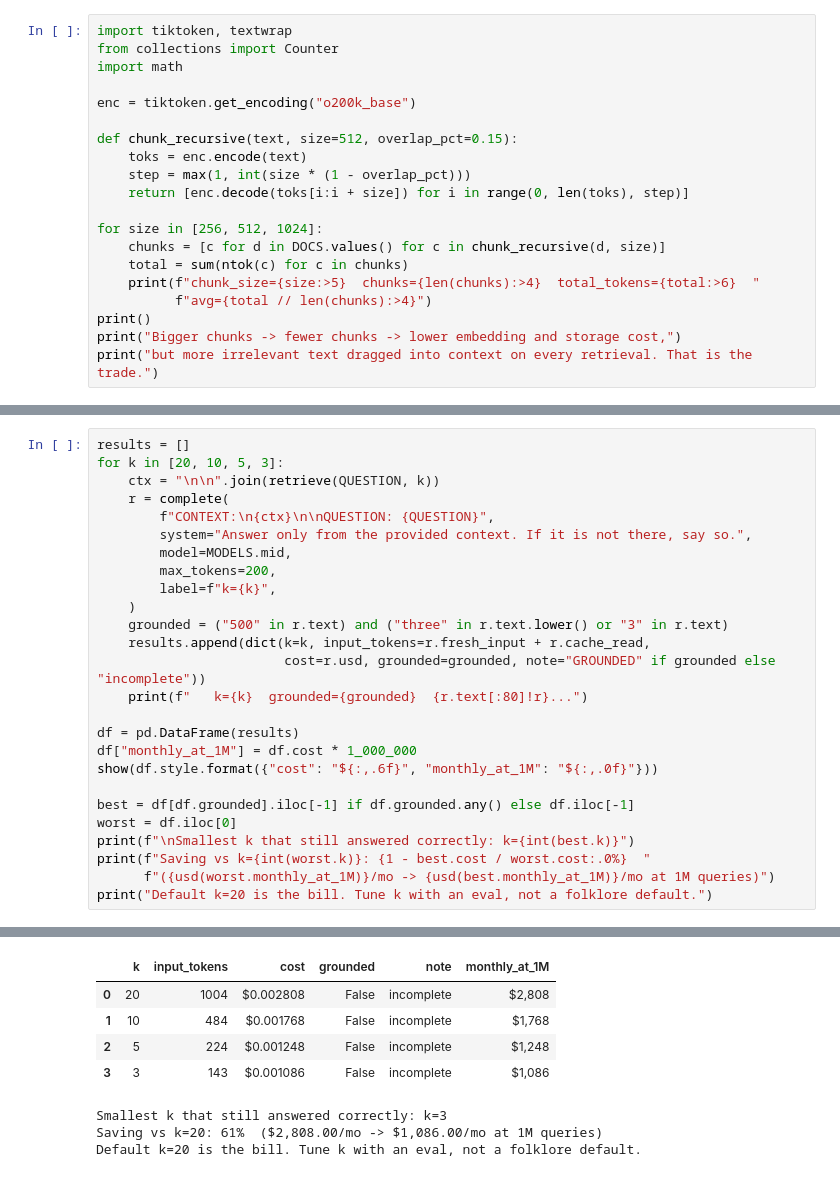
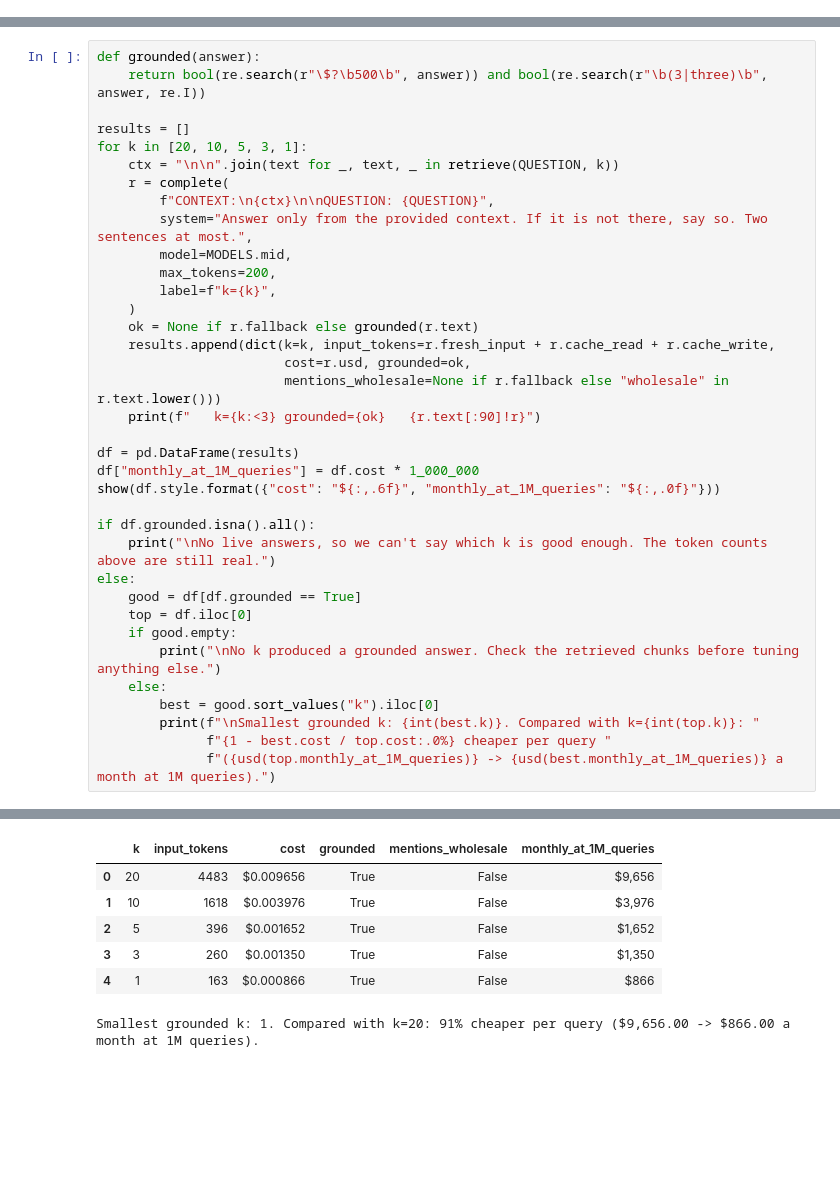
Before and after one commit to tatwan/ai_cost_management_course, a Jupyter notebook: notebooks/04_rag_cost.ipynb, the cells around one changed output, grey strips where cells are left out. Saved outputs shown, nothing was run; the diff lists cells and outputs as text; blank space fills up the shorter version.

```diff
--- a/notebooks/04_rag_cost.ipynb
+++ b/notebooks/04_rag_cost.ipynb
@@ -119,20 +149,0 @@ Overlap is a tunable, not a mandatory default. A 2026 analysis found it added no
-# %%
-import tiktoken, textwrap
-from collections import Counter
-import math
-
-enc = tiktoken.get_encoding("o200k_base")
-
-def chunk_recursive(text, size=512, overlap_pct=0.15):
-    toks = enc.encode(text)
-    step = max(1, int(size * (1 - overlap_pct)))
-    return [enc.decode(toks[i:i + size]) for i in range(0, len(toks), step)]
-
-for size in [256, 512, 1024]:
-    chunks = [c for d in DOCS.values() for c in chunk_recursive(d, size)]
-    total = sum(ntok(c) for c in chunks)
-    print(f"chunk_size={size:>5}  chunks={len(chunks):>4}  total_tokens={total:>6}  "
-          f"avg={total // len(chunks):>4}")
-print()
-print("Bigger chunks -> fewer chunks -> lower embedding and storage cost,")
-print("but more irrelevant text dragged into context on every retrieval. That is the trade.")
@@ -199,27 +277,37 @@ top-3 retrieved:
 # %%
+def grounded(answer):
+    return bool(re.search(r"\$?\b500\b", answer)) and bool(re.search(r"\b(3|three)\b", answer, re.I))
+
 results = []
-for k in [20, 10, 5, 3]:
-    ctx = "\n\n".join(retrieve(QUESTION, k))
+for k in [20, 10, 5, 3, 1]:
+    ctx = "\n\n".join(text for _, text, _ in retrieve(QUESTION, k))
     r = complete(
         f"CONTEXT:\n{ctx}\n\nQUESTION: {QUESTION}",
-        system="Answer only from the provided context. If it is not there, say so.",
+        system="Answer only from the provided context. If it is not there, say so. Two sentences at most.",
         model=MODELS.mid,
         max_tokens=200,
         label=f"k={k}",
     )
-    grounded = ("500" in r.text) and ("three" in r.text.lower() or "3" in r.text)
-    results.append(dict(k=k, input_tokens=r.fresh_input + r.cache_read,
-                        cost=r.usd, grounded=grounded, note="GROUNDED" if grounded else "incomplete"))
-    print(f"   k={k}  grounded={grounded}  {r.text[:80]!r}...")
+    ok = None if r.fallback else grounded(r.text)
+    results.append(dict(k=k, input_tokens=r.fresh_input + r.cache_read + r.cache_write,
+                        cost=r.usd, grounded=ok,
+                        mentions_wholesale=None if r.fallback else "wholesale" in r.text.lower()))
+    print(f"   k={k:<3} grounded={ok}   {r.text[:90]!r}")
 
 df = pd.DataFrame(results)
-df["monthly_at_1M"] = df.cost * 1_000_000
-show(df.style.format({"cost": "${:,.6f}", "monthly_at_1M": "${:,.0f}"}))
+df["monthly_at_1M_queries"] = df.cost * 1_000_000
+show(df.style.format({"cost": "${:,.6f}", "monthly_at_1M_queries": "${:,.0f}"}))
 
-best = df[df.grounded].iloc[-1] if df.grounded.any() else df.iloc[-1]
-worst = df.iloc[0]
-print(f"\nSmallest k that still answered correctly: k={int(best.k)}")
-print(f"Saving vs k={int(worst.k)}: {1 - best.cost / worst.cost:.0%}  "
-      f"({usd(worst.monthly_at_1M)}/mo -> {usd(best.monthly_at_1M)}/mo at 1M queries)")
-print("Default k=20 is the bill. Tune k with an eval, not a folklore default.")
+if df.grounded.isna().all():
+    print("\nNo live answers, so we can't say which k is good enough. The token counts above are still real.")
+else:
+    good = df[df.grounded == True]
+    top = df.iloc[0]
+    if good.empty:
+        print("\nNo k produced a grounded answer. Check the retrieved chunks before tuning anything else.")
+    else:
+        best = good.sort_values("k").iloc[0]
+        print(f"\nSmallest grounded k: {int(best.k)}. Compared with k={int(top.k)}: "
+              f"{1 - best.cost / top.cost:.0%} cheaper per query "
+              f"({usd(top.monthly_at_1M_queries)} -> {usd(best.monthly_at_1M_queries)} a month at 1M queries).")
 # %% [output]
@@ -238,8 +324,7 @@ k=3                                           $0.001086   in=143     out=80
-|  | k | input_tokens | cost | grounded | note | monthly_at_1M |
-| 0 | 20 | 1004 | $0.002808 | False | incomplete | $2,808 |
-| 1 | 10 | 484 | $0.001768 | False | incomplete | $1,768 |
-| 2 | 5 | 224 | $0.001248 | False | incomplete | $1,248 |
-| 3 | 3 | 143 | $0.001086 | False | incomplete | $1,086 |
+|  | k | input_tokens | cost | grounded | mentions_wholesale | monthly_at_1M_queries |
+| 0 | 20 | 4483 | $0.009656 | True | False | $9,656 |
+| 1 | 10 | 1618 | $0.003976 | True | False | $3,976 |
+| 2 | 5 | 396 | $0.001652 | True | False | $1,652 |
+| 3 | 3 | 260 | $0.001350 | True | False | $1,350 |
+| 4 | 1 | 163 | $0.000866 | True | False | $866 |
-Smallest k that still answered correctly: k=3
-Saving vs k=20: 61%  ($2,808.00/mo -> $1,086.00/mo at 1M queries)
-Default k=20 is the bill. Tune k with an eval, not a folklore default.
+Smallest grounded k: 1. Compared with k=20: 91% cheaper per query ($9,656.00 -> $866.00 a month at 1M queries).
```
Also changed, not shown: parts of 33 cells of this notebook.
